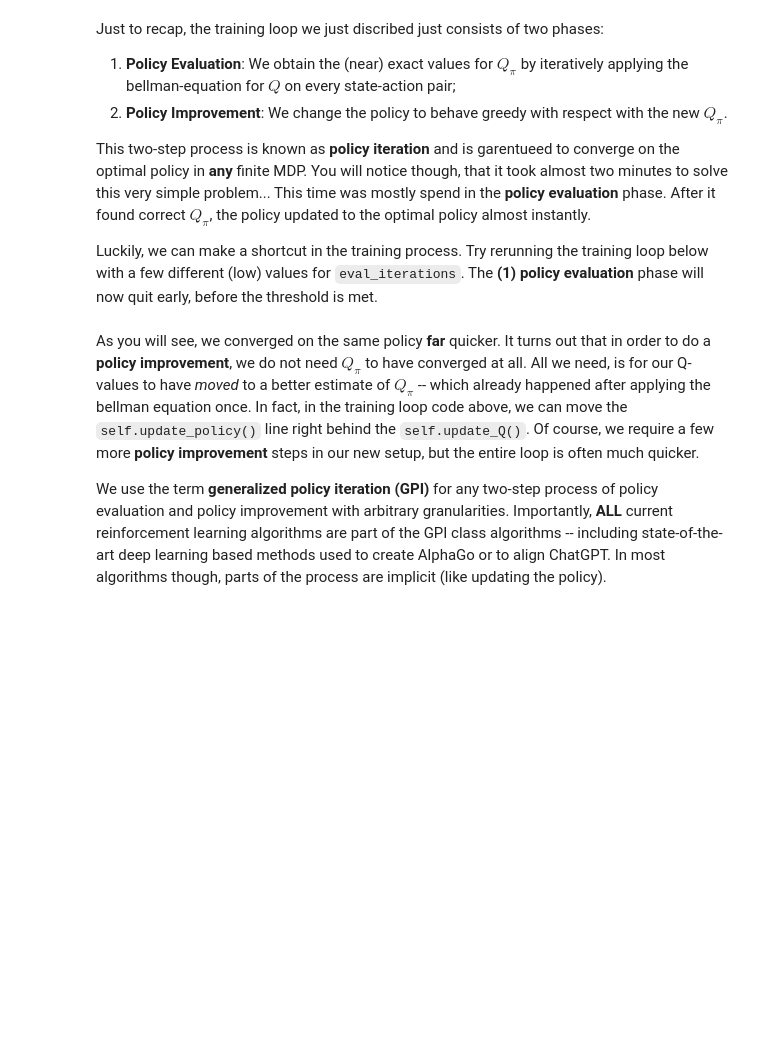
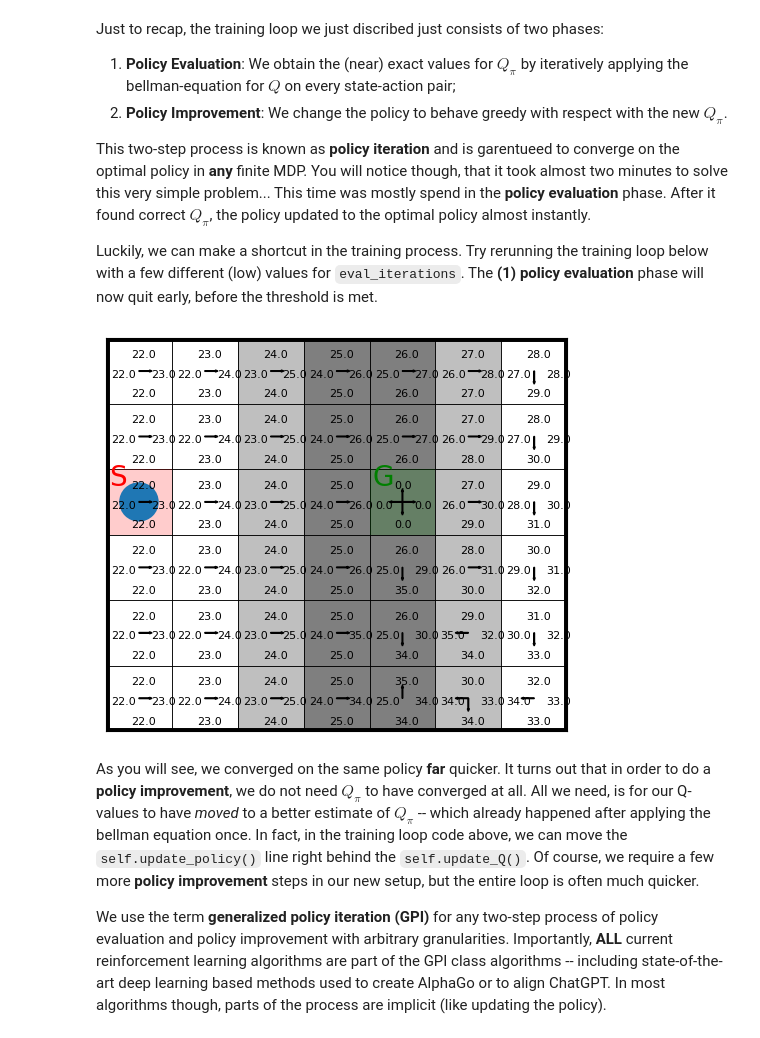
Before and after one commit to RyanRamdhan/RL_Assignment1, a Jupyter notebook: RL_Bachelor_Assignment_1B.ipynb, the cells around one changed output. Drawn from its saved outputs; the diff is of its cells as text; code cells hidden in the pictures; blank space fills up the shorter version.

```diff
--- a/RL_Bachelor_Assignment_1B.ipynb
+++ b/RL_Bachelor_Assignment_1B.ipynb
@@ -406,17 +415,19 @@ You will notice though, that it took almost two minutes to solve this very simpl
 
 Luckily, we can make a shortcut in the training process. Try rerunning the training loop below with a few different (low) values for `eval_iterations`. The **(1) policy evaluation** phase will now quit early, before the threshold is met.
 # %%
-eval_iterations =     # Try some low values -- go as low as 1
+eval_iterations =    1 # Try some low values -- go as low as 1
 
 env = StochasticWindyGridworld()
 agent = PolicyIterationAgent(
     n_states=env.n_states,
     n_actions=env.n_actions,
     transition_model=env.p_sas,
     reward_model=env.r_sas
 )
 agent.train(verbose=1, eval_iterations=eval_iterations)
 env.render(Q_sa=agent.Q, plot_optimal_policy=True)
+# %% [output]
+[figure, added]
 # %% [markdown]
 As you will see, we converged on the same policy **far** quicker. It turns out that in order to do a **policy improvement**, we do not need $Q_π$ to have converged at all. All we need, is for our Q-values to have *moved* to a better estimate of $Q_\pi$ -- which already happened after applying the bellman equation once. In fact, in the training loop code above, we can move the `self.update_policy()` line right behind the `self.update_Q()`. Of course, we require a few more **policy improvement** steps in our new setup, but the entire loop is often much quicker.
 
```
Also changed, not shown: parts of 3 cells of this notebook.
